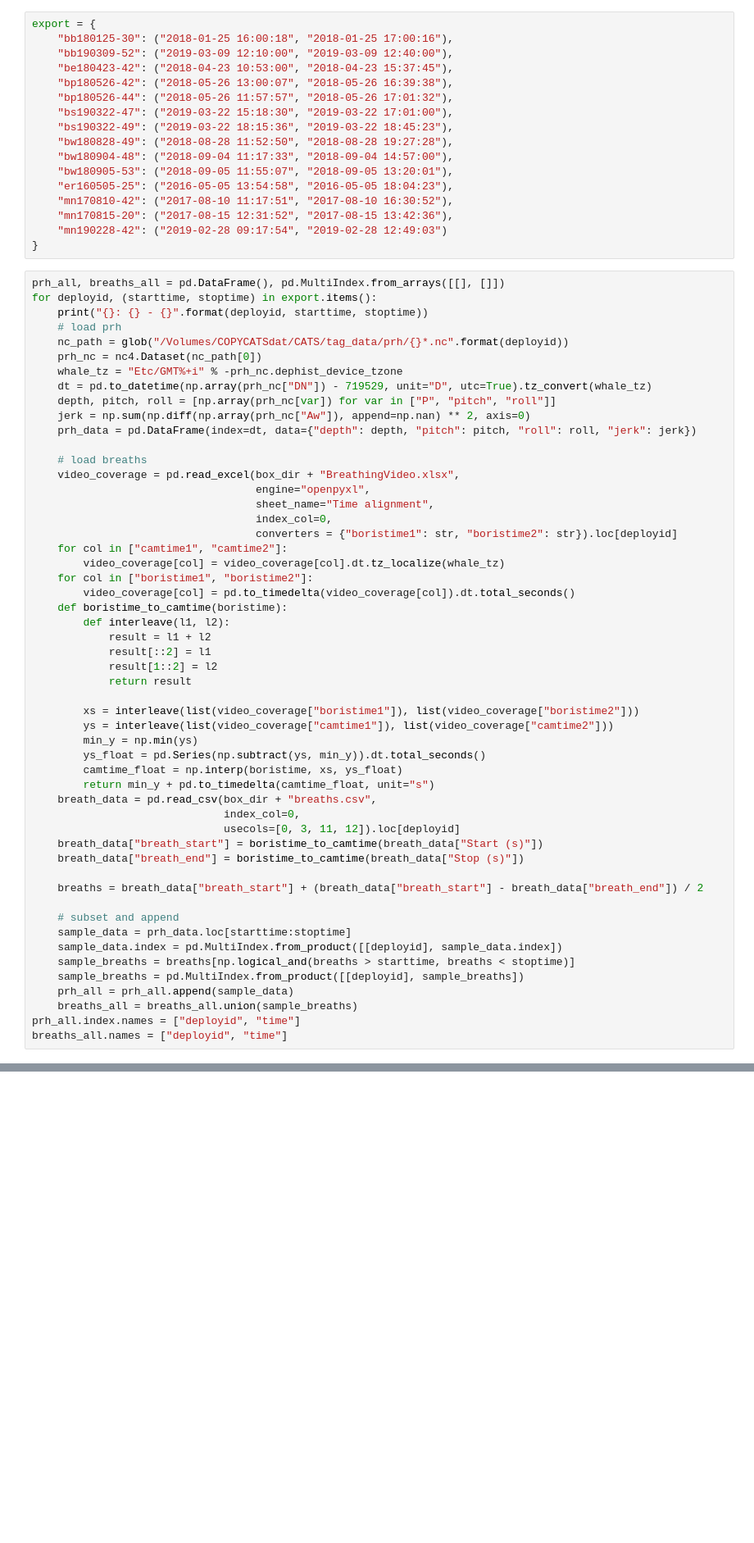
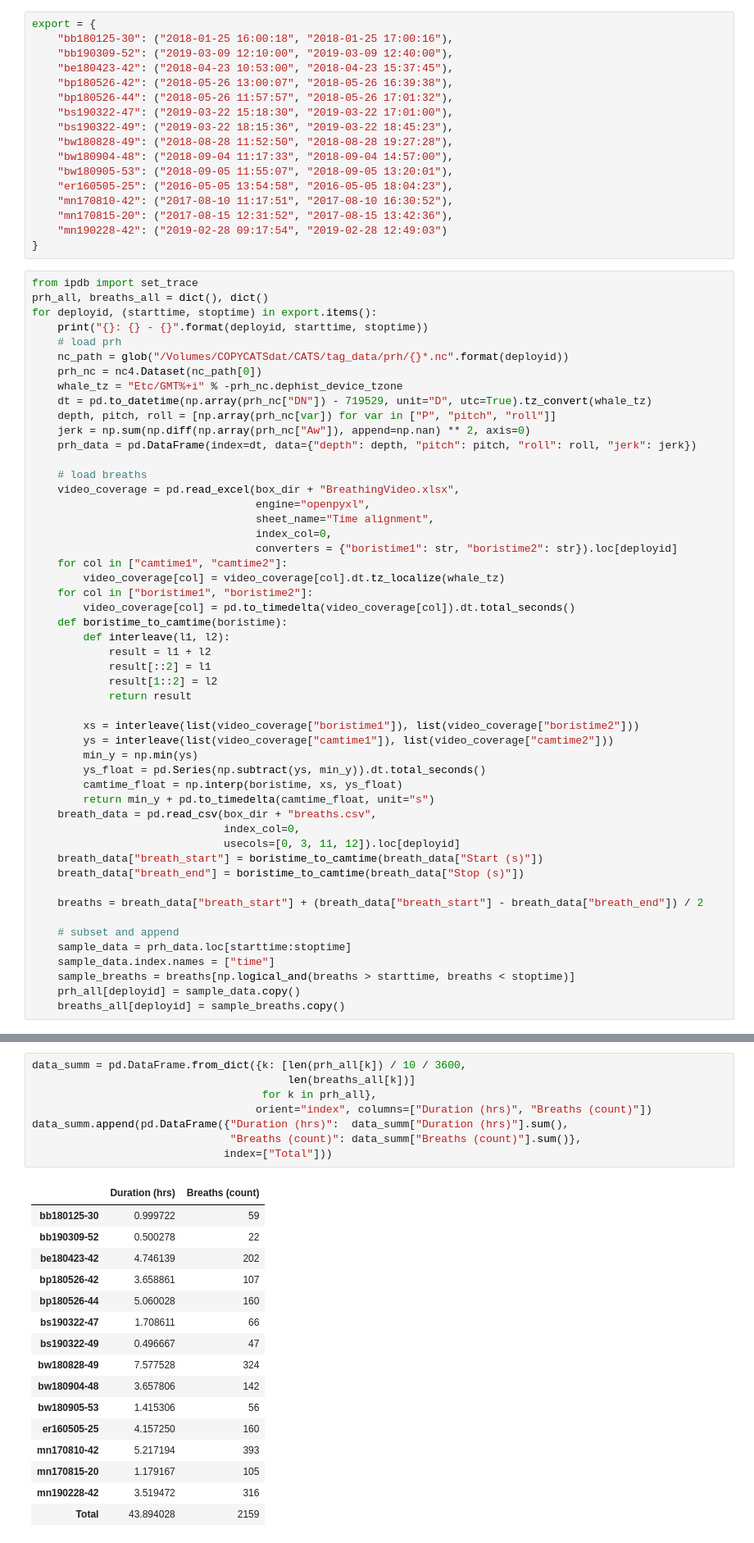
Before and after one commit to brodyberg/stickleback, a Jupyter notebook: notebooks/export_prh.ipynb, the cells around one changed output, grey strips where cells are left out. Shown at 82% size. Saved outputs shown, nothing was run; the diff lists cells and outputs as text; blank space fills up the shorter version.

```diff
--- a/notebooks/export_prh.ipynb
+++ b/notebooks/export_prh.ipynb
@@ -150,7 +199,8 @@ export = {
     "mn190228-42": ("2019-02-28 09:17:54", "2019-02-28 12:49:03")
 }
 # %%
-prh_all, breaths_all = pd.DataFrame(), pd.MultiIndex.from_arrays([[], []])
+from ipdb import set_trace
+prh_all, breaths_all = dict(), dict()
 for deployid, (starttime, stoptime) in export.items():
     print("{}: {} - {}".format(deployid, starttime, stoptime))
     # load prh
@@ -195,10 +245,7 @@ for deployid, (starttime, stoptime) in export.items():
 
     # subset and append
     sample_data = prh_data.loc[starttime:stoptime]
-    sample_data.index = pd.MultiIndex.from_product([[deployid], sample_data.index])
+    sample_data.index.names = ["time"]
     sample_breaths = breaths[np.logical_and(breaths > starttime, breaths < stoptime)]
-    sample_breaths = pd.MultiIndex.from_product([[deployid], sample_breaths])
-    prh_all = prh_all.append(sample_data)
-    breaths_all = breaths_all.union(sample_breaths)
-prh_all.index.names = ["deployid", "time"]
-breaths_all.names = ["deployid", "time"]
+    prh_all[deployid] = sample_data.copy()
+    breaths_all[deployid] = sample_breaths.copy()
@@ -238,0 +267,25 @@ pd.Series(True, index=breaths_all, name="event").to_pickle("../data/multi_breath
+# %%
+data_summ = pd.DataFrame.from_dict({k: [len(prh_all[k]) / 10 / 3600,
+                                        len(breaths_all[k])]
+                                    for k in prh_all},
+                                   orient="index", columns=["Duration (hrs)", "Breaths (count)"])
+data_summ.append(pd.DataFrame({"Duration (hrs)":  data_summ["Duration (hrs)"].sum(),
+                               "Breaths (count)": data_summ["Breaths (count)"].sum()},
+                              index=["Total"]))
+# %% [output]
+|  | Duration (hrs) | Breaths (count) |
+| bb180125-30 | 0.999722 | 59 |
+| bb190309-52 | 0.500278 | 22 |
+| be180423-42 | 4.746139 | 202 |
+| bp180526-42 | 3.658861 | 107 |
+| bp180526-44 | 5.060028 | 160 |
+| bs190322-47 | 1.708611 | 66 |
+| bs190322-49 | 0.496667 | 47 |
+| bw180828-49 | 7.577528 | 324 |
+| bw180904-48 | 3.657806 | 142 |
+| bw180905-53 | 1.415306 | 56 |
+| er160505-25 | 4.157250 | 160 |
+| mn170810-42 | 5.217194 | 393 |
+| mn170815-20 | 1.179167 | 105 |
+| mn190228-42 | 3.519472 | 316 |
+| Total | 43.894028 | 2159 |
```
Also changed, not shown: parts of 17 cells of this notebook, 5 other files.
